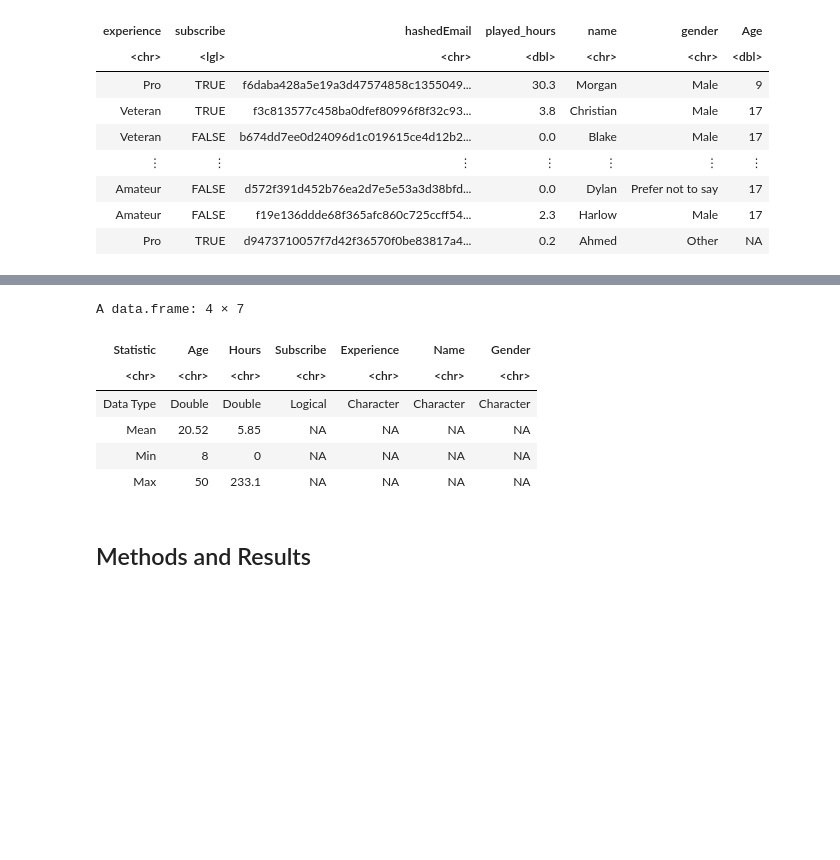
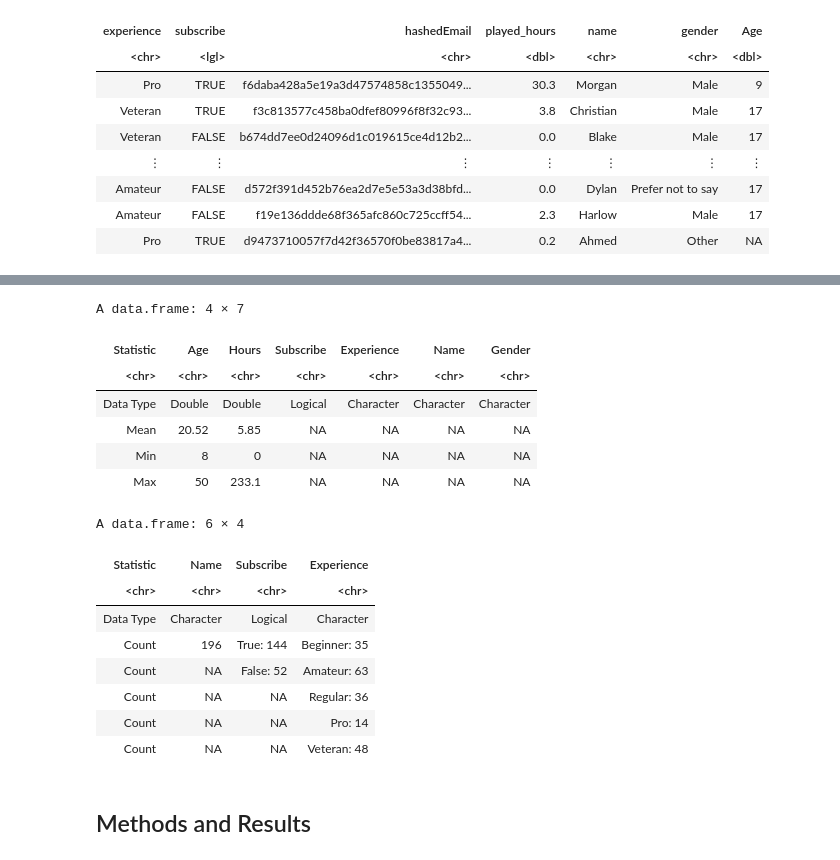
Before and after one commit to Gabriella478/dsci-100-project, a Jupyter notebook: project-2025-final.ipynb, the cells around one changed output, grey strips where cells are left out. Drawn from its saved outputs; the diff is of its cells as text; code cells hidden in the pictures; blank space fills up the shorter version.

Commit message:
Tidied the Report and Edited the Summary Table

```diff
--- a/project-2025-final.ipynb
+++ b/project-2025-final.ipynb
@@ -108,22 +113,39 @@ A tibble: 1 × 6
 # %%
 stats_table <- data.frame(
     Statistic = c("Data Type", "Mean", "Min", "Max"),
     Age = c("Double", 20.52, 8, 50),
     Hours = c("Double", 5.85, 0, 233.1),
     Subscribe = c("Logical", NA, NA, NA),
     Experience = c("Character", NA, NA, NA),
     Name = c("Character", NA, NA, NA),
     Gender = c("Character", NA, NA, NA)
 )
 stats_table
+
+counts_table <- data.frame(
+    Statistic = c("Data Type", "Count", "Count", "Count", "Count", "Count"),
+    Name = c("Character", 196, "NA", "NA", "NA", "NA"),
+    Subscribe = c("Logical", "True: 144", "False: 52", "NA", "NA", "NA"),
+    Experience = c("Character", "Beginner: 35", "Amateur: 63", "Regular: 36", "Pro: 14", "Veteran: 48")
+)
+counts_table
 # %% [output]
 A data.frame: 4 × 7
 | Statistic | Age | Hours | Subscribe | Experience | Name | Gender |
 | <chr> | <chr> | <chr> | <chr> | <chr> | <chr> | <chr> |
 | Data Type | Double | Double | Logical | Character | Character | Character |
 | Mean | 20.52 | 5.85 | NA | NA | NA | NA |
 | Min | 8 | 0 | NA | NA | NA | NA |
 | Max | 50 | 233.1 | NA | NA | NA | NA |
+A data.frame: 6 × 4
+| Statistic | Name | Subscribe | Experience |
+| <chr> | <chr> | <chr> | <chr> |
+| Data Type | Character | Logical | Character |
+| Count | 196 | True: 144 | Beginner: 35 |
+| Count | NA | False: 52 | Amateur: 63 |
+| Count | NA | NA | Regular: 36 |
+| Count | NA | NA | Pro: 14 |
+| Count | NA | NA | Veteran: 48 |
 # %% [markdown]
 ## Methods and Results
 # %% [markdown]
```
Also changed, not shown: parts of 3 cells of this notebook.
